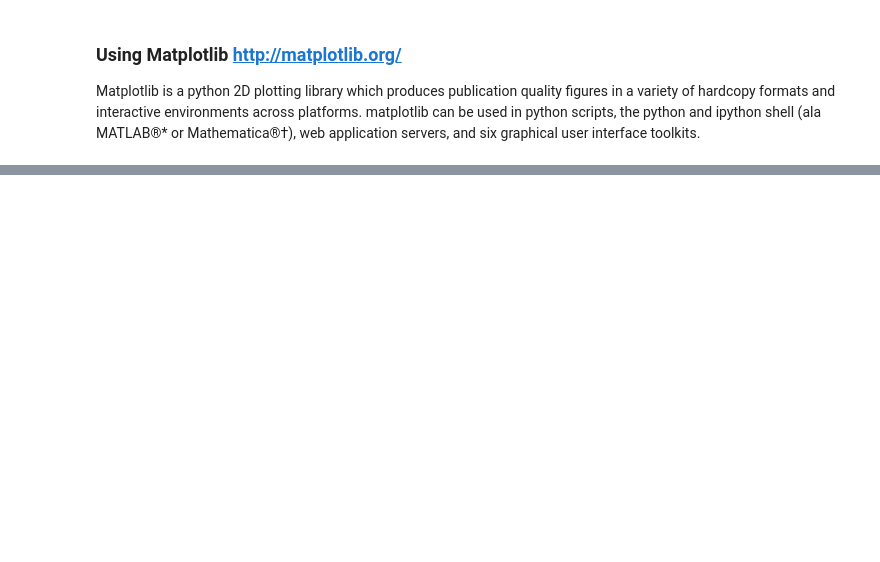
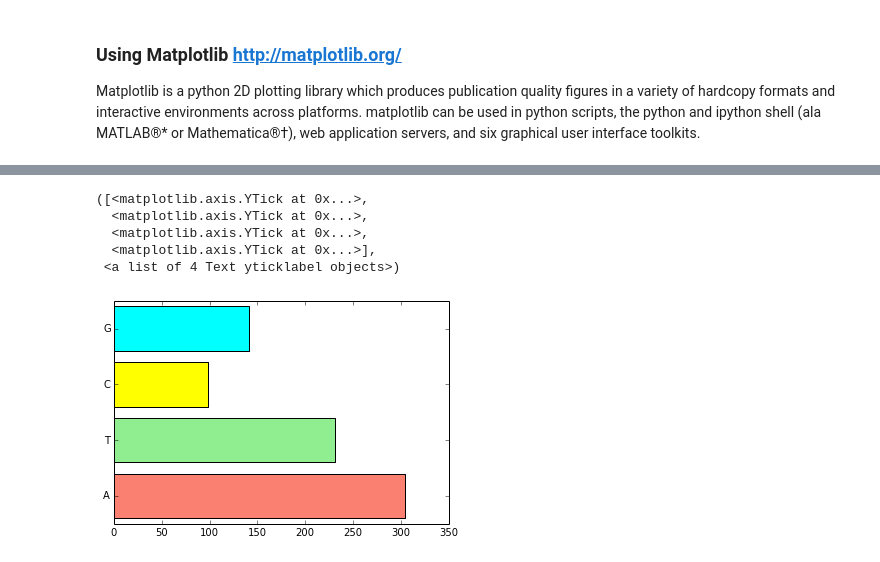
Before and after one commit to cliburn/workshop-swc, a Jupyter notebook: lessons/python/Lesson 3 - Inputs, outputs and modules.ipynb, the cells around one changed output, grey strips where cells are left out. Drawn from its saved outputs; the diff is of its cells as text; code cells hidden in the pictures; blank space fills up the shorter version.

```diff
--- a/lessons/python/Lesson 3 - Inputs, outputs and modules.ipynb
+++ b/lessons/python/Lesson 3 - Inputs, outputs and modules.ipynb
@@ -355,0 +362,14 @@ tight_layout()
+# %%
+# make a horizontal bar chart of the counts
+xs = range(len(counts))
+left = [x-0.4 for x in xs]
+
+barh(left, counts, color=base_colors)
+yticks(xs, base_tuple)
+# %% [output]
+([<matplotlib.axis.YTick at 0x...>,
+  <matplotlib.axis.YTick at 0x...>,
+  <matplotlib.axis.YTick at 0x...>,
+  <matplotlib.axis.YTick at 0x...>],
+ <a list of 4 Text yticklabel objects>)
+[figure, added]
```
Also changed, not shown: parts of 4 cells of this notebook.
